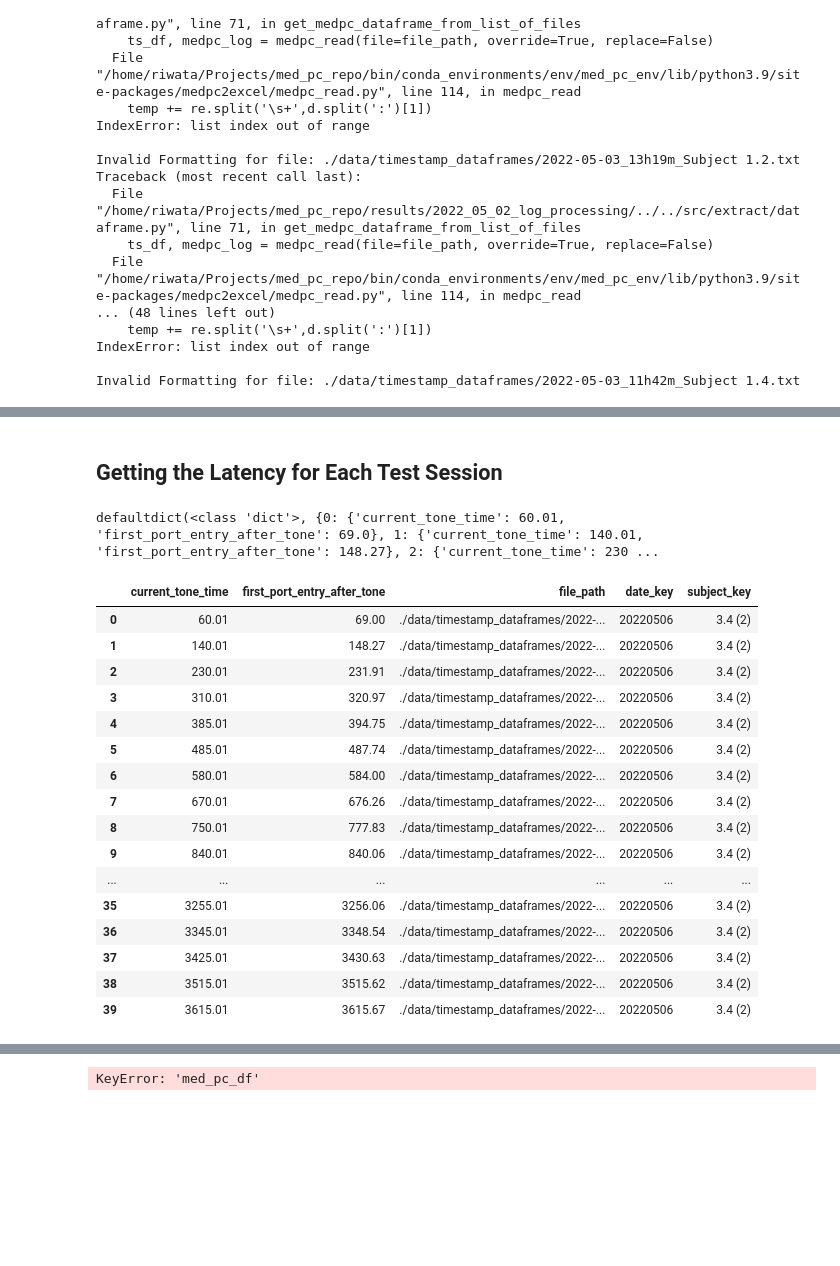
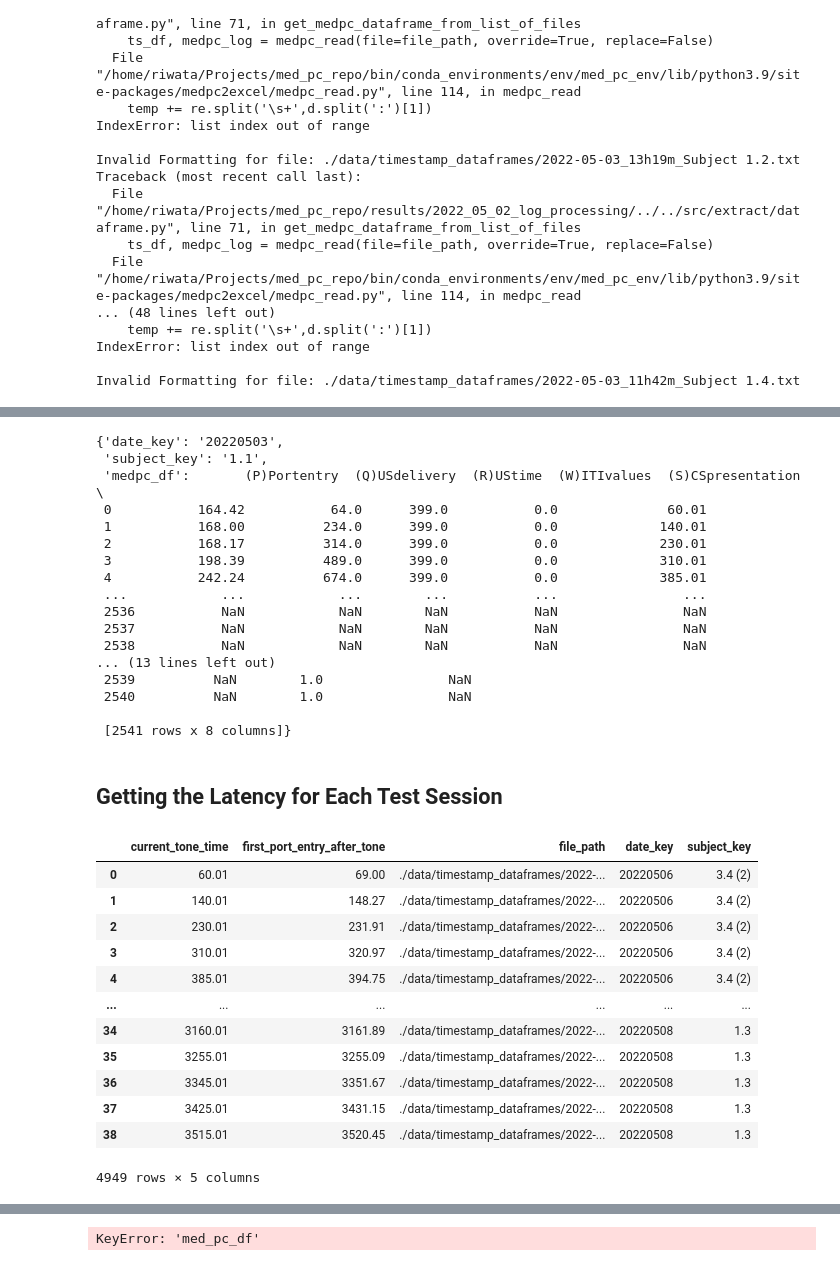
Before and after one commit to padillacoreanolab/med_pc_repo, a Jupyter notebook: results/2022_05_02_log_processing/med_pc_group_analysis.ipynb, the cells around one changed output, grey strips where cells are left out. Drawn from its saved outputs; the diff is of its cells as text; code cells hidden in the pictures; blank space fills up the shorter version.

Commit message:
refactor: make first port entry df extracting function take in a pandas df instead

```diff
--- a/results/2022_05_02_log_processing/med_pc_group_analysis.ipynb
+++ b/results/2022_05_02_log_processing/med_pc_group_analysis.ipynb
@@ -88,7 +88,7 @@ array(['3.4 (2)', '2.3', '4.3 (3)', '2.1', '1.2', '1.1', '2.4', '4.1 (1)',
 # %% [markdown]
 - **Please make sure that the corresponding `.mpc` file (aka the MED-PC script) that was ran to create the log file, is also in the same folder**
 # %%
-file_path_to_med_pc_data = extract.dataframe.get_medpc_dataframe_from_list_of_files(medpc_files=all_med_pc_file)
+concatted_medpc_df = extract.dataframe.get_medpc_dataframe_from_list_of_files(medpc_files=all_med_pc_file)
 # %% [output]
 Traceback (most recent call last):
   File "/home/riwata/Projects/med_pc_repo/results/2022_05_02_log_processing/../../src/extract/dataframe.py", line 71, in get_medpc_dataframe_from_list_of_files
@@ -130,23 +126,58 @@ file_path_to_med_pc_data['./data/timestamp_dataframes/2022-05-03_10h38m_Subject
+# %%
+file_path_to_med_pc_data['./data/timestamp_dataframes/2022-05-03_10h38m_Subject 1.1.txt']
+# %% [output]
+{'date_key': '20220503',
+ 'subject_key': '1.1',
+ 'medpc_df':       (P)Portentry  (Q)USdelivery  (R)UStime  (W)ITIvalues  (S)CSpresentation  \
+ 0           164.42           64.0      399.0           0.0              60.01
+ 1           168.00          234.0      399.0           0.0             140.01
+ 2           168.17          314.0      399.0           0.0             230.01
+ 3           198.39          489.0      399.0           0.0             310.01
+ 4           242.24          674.0      399.0           0.0             385.01
+ ...            ...            ...        ...           ...                ...
+ 2536           NaN            NaN        NaN           NaN                NaN
+ 2537           NaN            NaN        NaN           NaN                NaN
+ 2538           NaN            NaN        NaN           NaN                NaN
+... (13 lines left out)
+ 2539          NaN        1.0                NaN
+ 2540          NaN        1.0                NaN
+
+ [2541 rows x 8 columns]}
 # %% [markdown]
 ## Getting the Latency for Each Test Session
-# %%
-get_latency_df(file_path_to_medpc_data=file_path_to_med_pc_data)
-# %% [output]
-defaultdict(<class 'dict'>, {0: {'current_tone_time': 60.01, 'first_port_entry_after_tone': 69.0}, 1: {'current_tone_time': 140.01, 'first_port_entry_after_tone': 148.27}, 2: {'current_tone_time': 230 ...
-|  | current_tone_time | first_port_entry_after_tone | file_path | date_key | subject_key |
-| 0 | 60.01 | 69.00 | ./data/timestamp_dataframes/2022-... | 20220506 | 3.4 (2) |
-| 1 | 140.01 | 148.27 | ./data/timestamp_dataframes/2022-... | 20220506 | 3.4 (2) |
-| 2 | 230.01 | 231.91 | ./data/timestamp_dataframes/2022-... | 20220506 | 3.4 (2) |
-| 3 | 310.01 | 320.97 | ./data/timestamp_dataframes/2022-... | 20220506 | 3.4 (2) |
-| 4 | 385.01 | 394.75 | ./data/timestamp_dataframes/2022-... | 20220506 | 3.4 (2) |
-| 5 | 485.01 | 487.74 | ./data/timestamp_dataframes/2022-... | 20220506 | 3.4 (2) |
-| 6 | 580.01 | 584.00 | ./data/timestamp_dataframes/2022-... | 20220506 | 3.4 (2) |
-| 7 | 670.01 | 676.26 | ./data/timestamp_dataframes/2022-... | 20220506 | 3.4 (2) |
-| 8 | 750.01 | 777.83 | ./data/timestamp_dataframes/2022-... | 20220506 | 3.4 (2) |
-| 9 | 840.01 | 840.06 | ./data/timestamp_dataframes/2022-... | 20220506 | 3.4 (2) |
-| ... | ... | ... | ... | ... | ... |
-| 35 | 3255.01 | 3256.06 | ./data/timestamp_dataframes/2022-... | 20220506 | 3.4 (2) |
-| 36 | 3345.01 | 3348.54 | ./data/timestamp_dataframes/2022-... | 20220506 | 3.4 (2) |
-| 37 | 3425.01 | 3430.63 | ./data/timestamp_dataframes/2022-... | 20220506 | 3.4 (2) |
-| 38 | 3515.01 | 3515.62 | ./data/timestamp_dataframes/2022-... | 20220506 | 3.4 (2) |
-| 39 | 3615.01 | 3615.67 | ./data/timestamp_dataframes/2022-... | 20220506 | 3.4 (2) |
+# %%
+tone_time_column = "(S)CSpresentation"
+port_entry_column="(P)Portentry"
+
+all_first_entry_df = []
+for file_path in concatted_medpc_df["file_path"].unique():
+    current_file_df = concatted_medpc_df[concatted_medpc_df["file_path"] == file_path]
+    ### Maybe make a function out of just this
+    valid_tones = processing.tone.get_valid_tones(tone_pd_series=current_file_df[tone_time_column])
+    # Sometimes the valid tones do not exist because it was a test recording
+    if not valid_tones.empty:
+        # All the first port entries for each tone
+        first_port_entry_dict = processing.tone.get_first_port_entries(tone_pd_series=valid_tones, port_entries_pd_series=current_file_df[port_entry_column])
+        # Turning the dictionary into a Data Frame
+        first_port_entry_df = pd.DataFrame.from_dict(first_port_entry_dict, orient="index")
+        # Adding the metadata as columns
+        first_port_entry_df["file_path"] = file_path
+        first_port_entry_df["date_key"] = current_file_df["date_key"].unique()[0]
+        first_port_entry_df["subject_key"] = current_file_df["subject_key"].unique()[0]
+        all_first_entry_df.append(first_port_entry_df)
+# %%
+pd.concat(all_first_entry_df)
+# %% [output]
+|  | current_tone_time | first_port_entry_after_tone | file_path | date_key | subject_key |
+| 0 | 60.01 | 69.00 | ./data/timestamp_dataframes/2022-... | 20220506 | 3.4 (2) |
+| 1 | 140.01 | 148.27 | ./data/timestamp_dataframes/2022-... | 20220506 | 3.4 (2) |
+| 2 | 230.01 | 231.91 | ./data/timestamp_dataframes/2022-... | 20220506 | 3.4 (2) |
+| 3 | 310.01 | 320.97 | ./data/timestamp_dataframes/2022-... | 20220506 | 3.4 (2) |
+| 4 | 385.01 | 394.75 | ./data/timestamp_dataframes/2022-... | 20220506 | 3.4 (2) |
+| ... | ... | ... | ... | ... | ... |
+| 34 | 3160.01 | 3161.89 | ./data/timestamp_dataframes/2022-... | 20220508 | 1.3 |
+| 35 | 3255.01 | 3255.09 | ./data/timestamp_dataframes/2022-... | 20220508 | 1.3 |
+| 36 | 3345.01 | 3351.67 | ./data/timestamp_dataframes/2022-... | 20220508 | 1.3 |
+| 37 | 3425.01 | 3431.15 | ./data/timestamp_dataframes/2022-... | 20220508 | 1.3 |
+| 38 | 3515.01 | 3520.45 | ./data/timestamp_dataframes/2022-... | 20220508 | 1.3 |
+4949 rows × 5 columns
```
Also changed, not shown: parts of 6 cells of this notebook, 1 other file.
